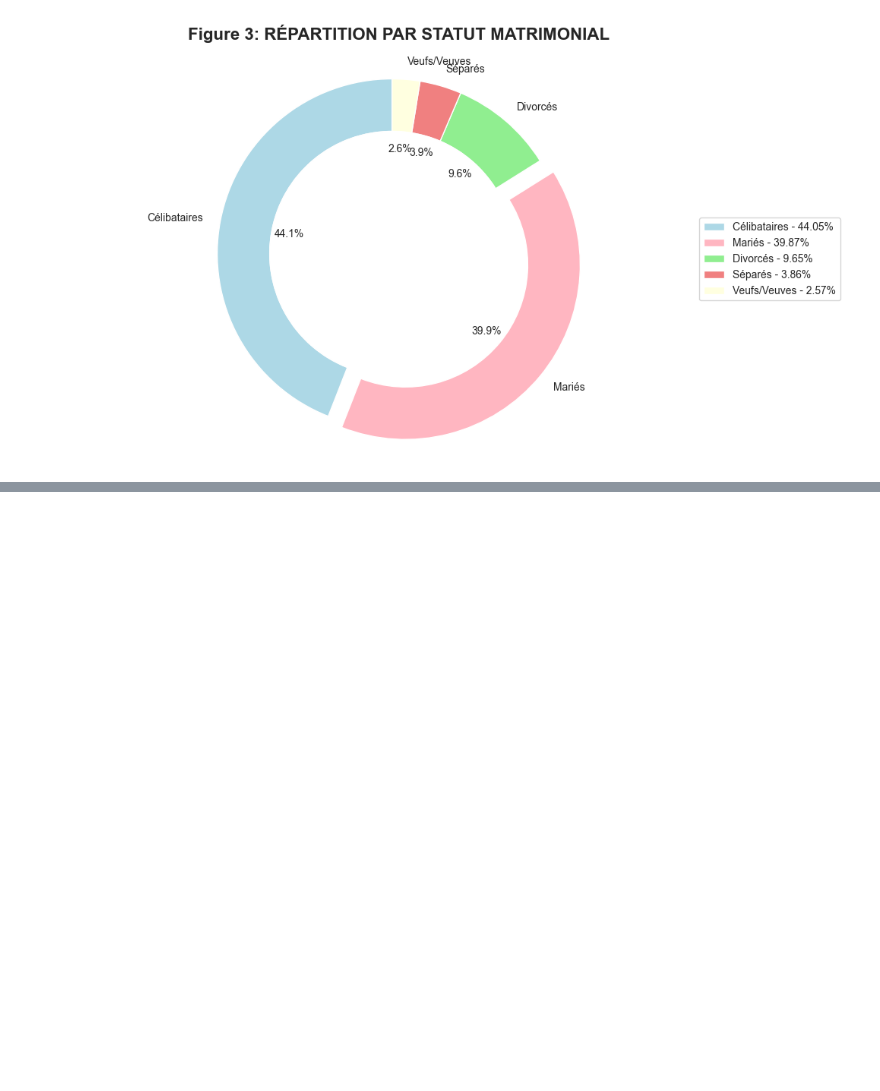
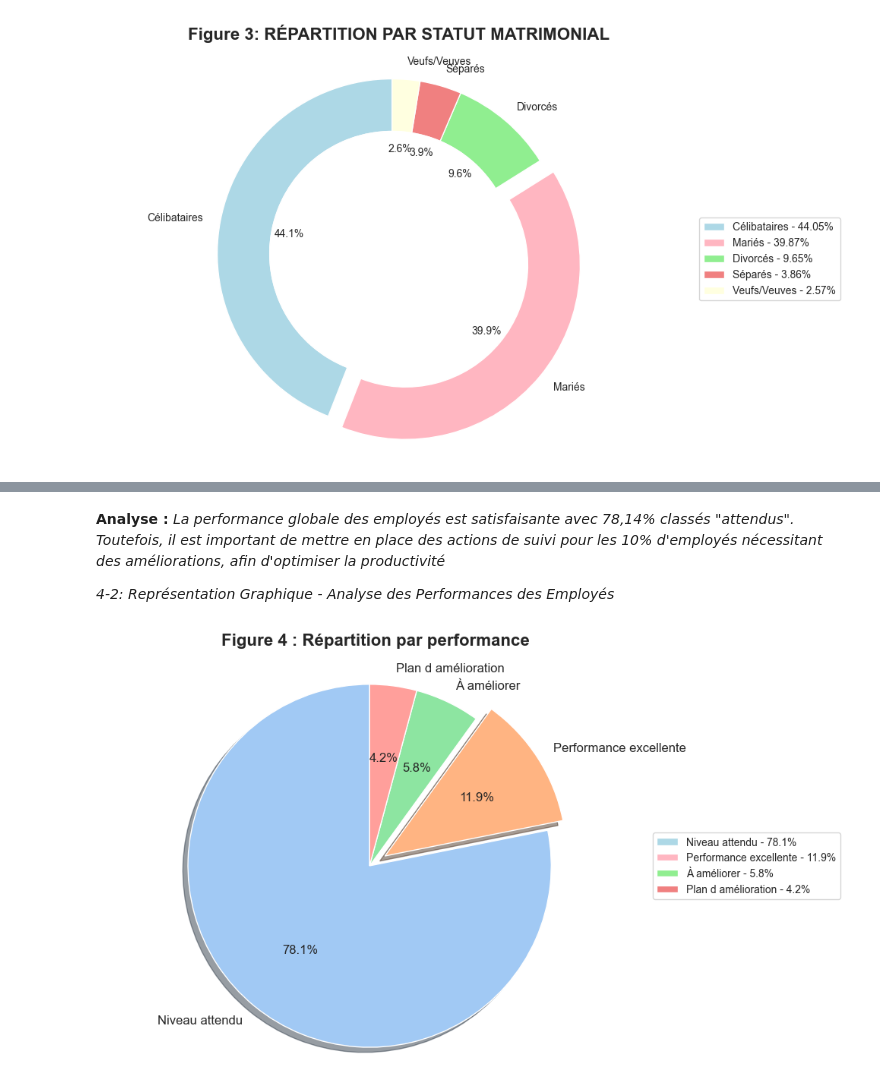
Before and after one commit to AbdelmoughitASSAL/HR_Dashboard_06_18, a Jupyter notebook: HR-PYTHON.ipynb, the cells around one changed output, grey strips where cells are left out. Drawn from its saved outputs; the diff is of its cells as text; code cells hidden in the pictures; blank space fills up the shorter version.

Commit message:
Analyse des Performances des Employés

```diff
--- a/HR-PYTHON.ipynb
+++ b/HR-PYTHON.ipynb
@@ -182,0 +187,20 @@ plt.show()
+# %%
+# Calcul des effectifs par niveau de performance & %
+FullyMeets_count = df[df['PerformanceScore'] == 'Fully Meets']['EmployeeID'].count()
+Percent_FullyMeets = (FullyMeets_count/head_count)*100 if head_count > 0 else 0
+Exceeds_count = df[df['PerformanceScore'] == 'Exceeds']['EmployeeID'].count()
+Percent_Exceeds = (Exceeds_count/head_count)*100 if head_count > 0 else 0
+NeedsImprovement_count =df[df['PerformanceScore'] == 'Needs Improvement']['EmployeeID'].count()
+Percent_NeedsImprovement = (NeedsImprovement_count/head_count)*100 if head_count > 0 else 0
+PIP_count = df[df['PerformanceScore'] == 'PIP']['EmployeeID'].count()
+Percent_PIP = (PIP_count/head_count)*100 if head_count > 0 else 0
+
+# Affichage des résultats
+print("===========================")
+print("Tableau 3 : Répartition par performance")
+print("--------------------------------")
+print(f"Niveau attendu: {FullyMeets_count} employees ({Percent_FullyMeets:.2f}%)")
+print(f"Performance excellente: {Exceeds_count} employees ({Percent_Exceeds:.2f}%)")
+print(f"À améliorer: {NeedsImprovement_count} employees ({Percent_NeedsImprovement:.2f}%)")
+print(f"Plan d'amélioration: {PIP_count} employees ({Percent_PIP:.2f}%)")
+print("===========================")
@@ -182,0 +216,23 @@ plt.show()
+# %% [markdown]
+**Analyse :**
+*La performance globale des employés est satisfaisante avec 78,14% classés "attendus". Toutefois, il est important de mettre en place des actions de suivi pour les 10% d'employés nécessitant des améliorations, afin d'optimiser la productivité*
+
+*4-2: Représentation Graphique - Analyse des Performances des Employés*
+# %%
+plt.figure(figsize=(10, 6))
+labels = ['Niveau attendu', 'Performance excellente', 'À améliorer', 'Plan d amélioration']
+sizes = [FullyMeets_count, Exceeds_count, NeedsImprovement_count, PIP_count]
+colors = sns.color_palette("pastel")
+explode = (0, 0.1, 0, 0)
+
+legend_labels = [f"{label} - {size/sum(sizes)*100:.1f}%" for label, size in zip(labels, sizes)]
+plt.legend(wedges, legend_labels, title="", loc="center left", bbox_to_anchor=(1, 0, 0.5, 1))
+
+plt.pie(sizes, explode=explode, labels=labels, colors=colors, autopct='%1.1f%%',
+        startangle=90, shadow=True, textprops={'fontsize': 12})
+plt.axis('equal')
+plt.title('Figure 4 : Répartition par performance', fontsize=16, pad=20, fontweight='bold')
+plt.tight_layout()
+plt.show()
+# %% [output]
+[figure, added]
```
Also changed, not shown: parts of 2 cells of this notebook.
